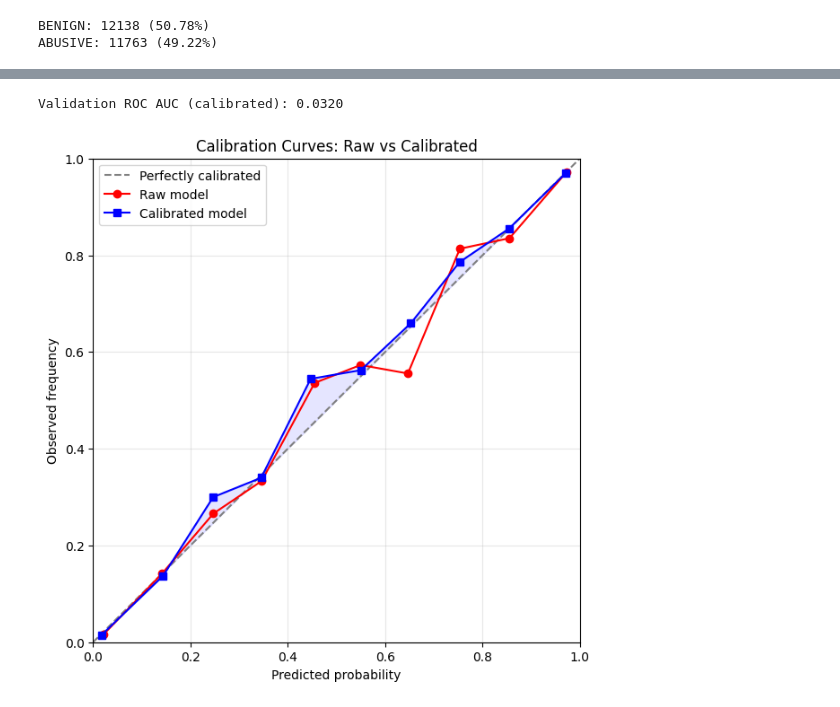
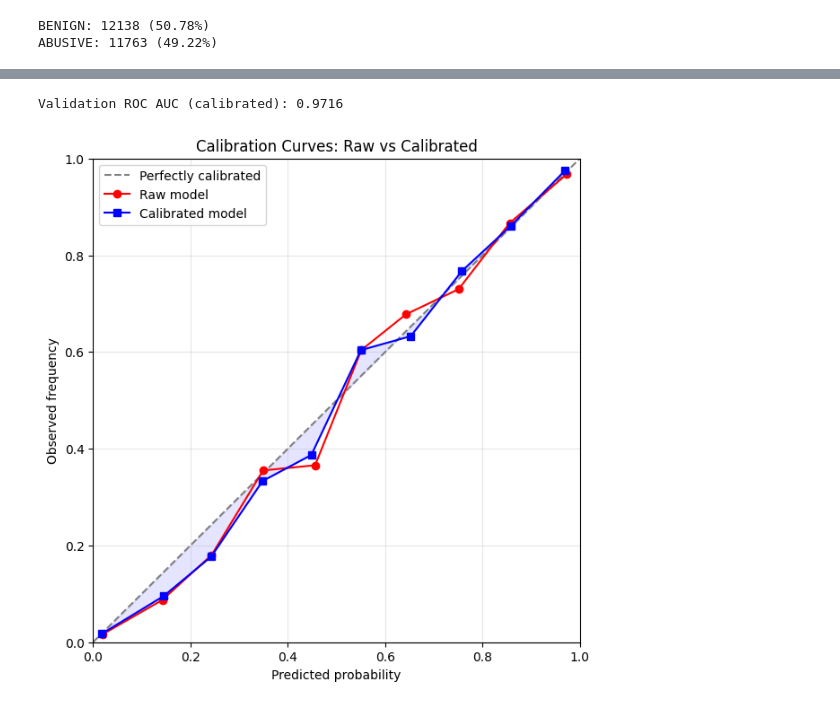
Before and after one commit to junwenleong/malicious-content-detection-system, a Jupyter notebook: notebooks/abuse_detection_analysis.ipynb, the cells around one changed output, grey strips where cells are left out. Cells and saved outputs as stored; diff of their text form; code cells hidden in the pictures.

```diff
--- a/notebooks/abuse_detection_analysis.ipynb
+++ b/notebooks/abuse_detection_analysis.ipynb
@@ -155,14 +192,3 @@ Test: 3586
-# %%
-def preprocess(text):
-    return text.lower()
-
-train_texts = train_df['transcript'].apply(preprocess)
-val_texts   = val_df['transcript'].apply(preprocess)
-test_texts  = test_df['transcript'].apply(preprocess)
-
-y_train = train_df['label']
-y_val   = val_df['label']
-y_test  = test_df['label']
 # %%
 # --- Step 1: Define pipeline ---
 pipe = Pipeline([
@@ -191,23 +217,22 @@ grid = GridSearchCV(
 )
 
 # --- Step 4: Fit on training raw text ---
-grid.fit(train_texts, y_train)
-# After GridSearchCV fitting
+grid.fit(train_texts, y_train)  # y_train is 0/1 (BENIGN=0, ABUSIVE=1)
 best_model = grid.best_estimator_
 print("Best parameters:", grid.best_params_)
 
-# Positive class index (always ABUSIVE)
-pos_class = 'ABUSIVE'
-pos_index = list(best_model.classes_).index(pos_class)
+# Positive class is 1 (ABUSIVE)
+pos_class = 1  # ABUSIVE = 1, BENIGN = 0
+print(f"ABUSIVE = {pos_class}, BENIGN = {0}")
 
 # --- Evaluate raw model ---
-probs_val_raw = best_model.predict_proba(val_texts)[:, pos_index]
+probs_val_raw = best_model.predict_proba(val_texts)[:, pos_class]  # Index 1 for ABUSIVE
 roc_auc_raw = roc_auc_score(y_val, probs_val_raw)
 print(f"Validation ROC AUC (raw, uncalibrated): {roc_auc_raw:.4f}")
 
-# Calibration curve
+# Calibration curve - pos_label=1 (ABUSIVE)
 fraction_pos_raw, mean_pred_raw = calibration_curve(
-    y_val, probs_val_raw, n_bins=10, pos_label=pos_class
+    y_val, probs_val_raw, n_bins=10, pos_label=pos_class  # pos_label=1
 )
 
 plt.figure(figsize=(6,6))
@@ -225,36 +251,36 @@ Validation ROC AUC (raw, uncalibrated): 0.0326
 # %%
 # Calibrated classifier (fit fresh on training)
 calibrated_model = CalibratedClassifierCV(best_model, method="isotonic", cv=5)
 calibrated_model.fit(train_texts, y_train)
 
-# Get correct index for ABUSIVE
-pos_index = list(calibrated_model.classes_).index(pos_class)
+# Positive class is 1 (ABUSIVE)
+pos_class = 1
 
 # --- Evaluate on validation set ---
-probs_val_cal = calibrated_model.predict_proba(val_texts)[:, pos_index]
+probs_val_cal = calibrated_model.predict_proba(val_texts)[:, pos_class]
 roc_auc_cal = roc_auc_score(y_val, probs_val_cal)
 print(f"Validation ROC AUC (calibrated): {roc_auc_cal:.4f}")
 
-# Calibration curve
+# Calibration curve - pos_label=1
 fraction_pos_cal, mean_pred_cal = calibration_curve(
-    y_val, probs_val_cal, n_bins=10, pos_label=pos_class
+    y_val, probs_val_cal, n_bins=10, pos_label=1  # pos_label=1
 )
 
 plt.figure(figsize=(7,7))
 plt.plot([0,1], [0,1], '--', color='gray', label='Perfectly calibrated')
 plt.plot(mean_pred_raw, fraction_pos_raw, marker='o', color='red', linestyle='-', label='Raw model')
 plt.plot(mean_pred_cal, fraction_pos_cal, marker='s', color='blue', linestyle='-', label='Calibrated model')
 plt.fill_between(mean_pred_cal, fraction_pos_cal, mean_pred_cal, color='blue', alpha=0.1)
 plt.title("Calibration Curves: Raw vs Calibrated")
 plt.xlabel("Predicted probability")
 plt.ylabel("Observed frequency")
 plt.xlim([0, 1])
 plt.ylim([0, 1])
 plt.grid(alpha=0.3)
 plt.legend()
 plt.show()
 # %% [output]
-Validation ROC AUC (calibrated): 0.0320
+Validation ROC AUC (calibrated): 0.9716
-[figure, old version]
+[figure, new version]
 # %%
 # --- Test set evaluation ---
```
Also changed, not shown: parts of 10 cells of this notebook.
